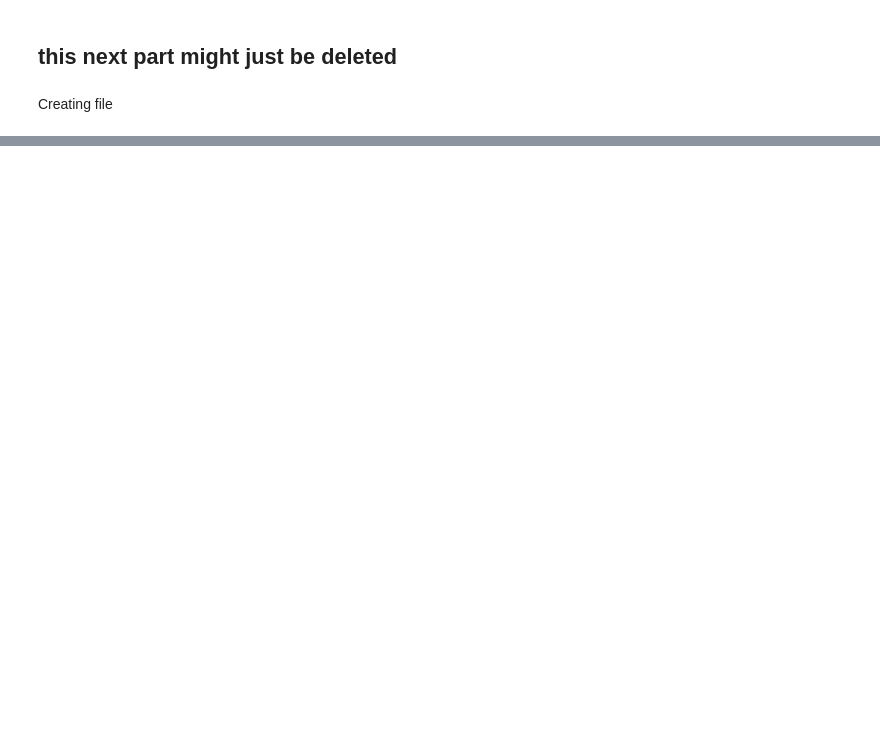
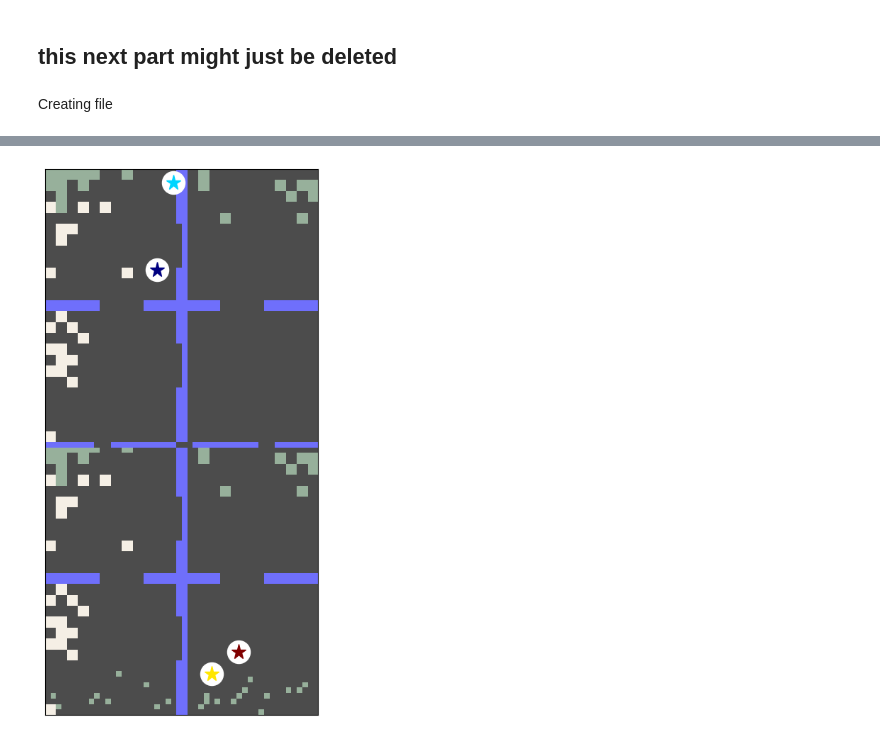
Before and after one commit to DragonsAreFuckingCool/DRL-in-international-economy-ai-economist-, a Jupyter notebook: tutorials/economic_simulation_basic.ipynb, the cells around one changed output, grey strips where cells are left out. Saved outputs shown, nothing was run; the diff lists cells and outputs as text; code cells hidden in the pictures; blank space fills up the shorter version.

```diff
--- a/tutorials/economic_simulation_basic.ipynb
+++ b/tutorials/economic_simulation_basic.ipynb
@@ -737,0 +901,53 @@ Unique rows with water: []
+# %%
+from ai_economist import foundation
+import numpy as np
+import random
+
+H, W = 100, 50
+
+# Optional: pick safe custom starts (avoid row 50)
+def safe_random_start(H, W, avoid_rows={50}):
+    while True:
+        r = random.randrange(0, H)
+        c = random.randrange(0, W)
+        if r not in avoid_rows:
+            return (r, c)
+
+starting_loc = [safe_random_start(H, W, avoid_rows={50}) for _ in range(4)]
+
+env_config = {
+    'scenario_name': 'custom/split_overlay_from_file',
+    'components': [
+        ('Build', {'skill_dist': 'pareto', 'payment_max_skill_multiplier': 3}),
+        ('ContinuousDoubleAuction', {'max_num_orders': 5}),
+        ('Gather', {}),
+    ],
+    'n_agents': 4,
+    'world_size': [H, W],
+    'env_layout_file': 'multi_world_100x50.txt',
+
+    # Horizontal line with gaps only (no vertical line)
+    'water_row': 50,
+    'add_vertical_line': False,               # <- turn OFF
+    'horizontal_gap_cols': [10, 25, 40],      # <- gaps at these columns
+    'gap_width': 3,                           # <- each gap is 3 columns wide
+    # or: 'random_gap_count': 3, 'random_gap_seed': 7,
+
+    # (Optional) explicit custom starts
+    'agent_start_locs': starting_loc,
+}
+
+env = foundation.make_env_instance(**env_config)
+obs = env.reset(force_dense_logging=True)
+
+# Verify there's *no* solid vertical wall
+WATER = env.world.maps.get("Water")
+print("Water rows:", np.unique(np.where(WATER > 0)[0])[:10], "...")
+print("Water cols (should NOT be a solid column):",
+      np.unique(np.where(WATER[:, :] > 0)[1])[:10], "...")
+
+print("Agent locs:", [tuple(a.loc) for a in env.world.agents])
+
+play_random_episode(env, plot_every=100)
+# %% [output]
+[figure, added]
```
Also changed, not shown: parts of 24 cells of this notebook.
